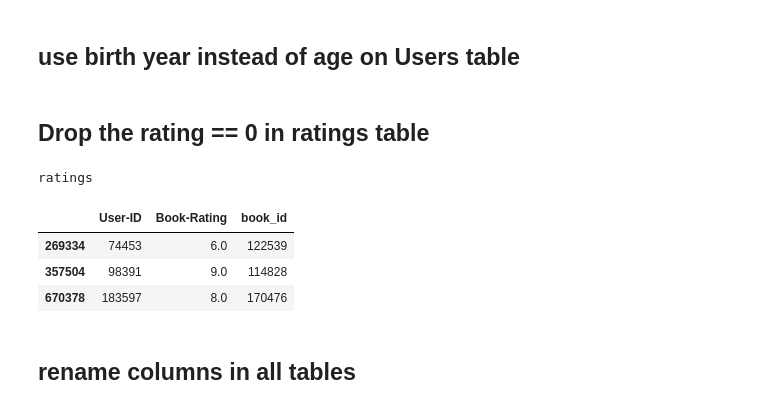
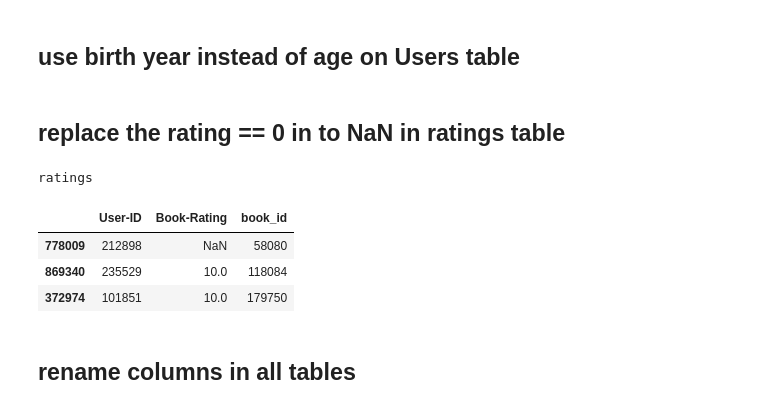
Before and after one commit to surjdev/SEAI_project, a Jupyter notebook: Others/AI_Pipeline/data_preparation.ipynb, the cells around one changed output. Saved outputs shown, nothing was run; the diff lists cells and outputs as text; code cells hidden in the pictures.

```diff
--- a/Others/AI_Pipeline/data_preparation.ipynb
+++ b/Others/AI_Pipeline/data_preparation.ipynb
@@ -69,0 +72,2 @@ Books
+# %%
+book_df.loc[book_df["Book-Author"].isna(), "Book-Author"] = "Unknown"
@@ -70,3 +76,5 @@ Books
+# %%
+book_df['Year-Of-Publication'] = book_df['Year-Of-Publication'].astype('Int64')
 # %% [markdown]
 ## create seperate author and publisher table
 # %%
@@ -146,19 +154,19 @@ import datetime
 user_df["birth_year"] = datetime.datetime.now().year-user_df["Age"]
 user_df.drop(columns="Age", inplace=True)
 # %% [markdown]
-## Drop the rating == 0 in ratings table
+## replace the rating == 0 in to NaN in ratings table
 # %%
 rating_df.loc[rating_df["Book-Rating"]==0, "Book-Rating"] = pd.NA
-rating_df.dropna(axis=0, subset=["Book-Rating"], inplace=True)
+# rating_df.dropna(axis=0, subset=["Book-Rating"], inplace=True)
 
 print("ratings")
 display(rating_df.sample(3))
 # %% [output]
 ratings
 |  | User-ID | Book-Rating | book_id |
-| 269334 | 74453 | 6.0 | 122539 |
-| 357504 | 98391 | 9.0 | 114828 |
-| 670378 | 183597 | 8.0 | 170476 |
+| 778009 | 212898 | NaN | 58080 |
+| 869340 | 235529 | 10.0 | 118084 |
+| 372974 | 101851 | 10.0 | 179750 |
 # %% [markdown]
 ## rename columns in all tables
 # %%
```
Also changed, not shown: parts of 11 cells of this notebook, 4 other files.
